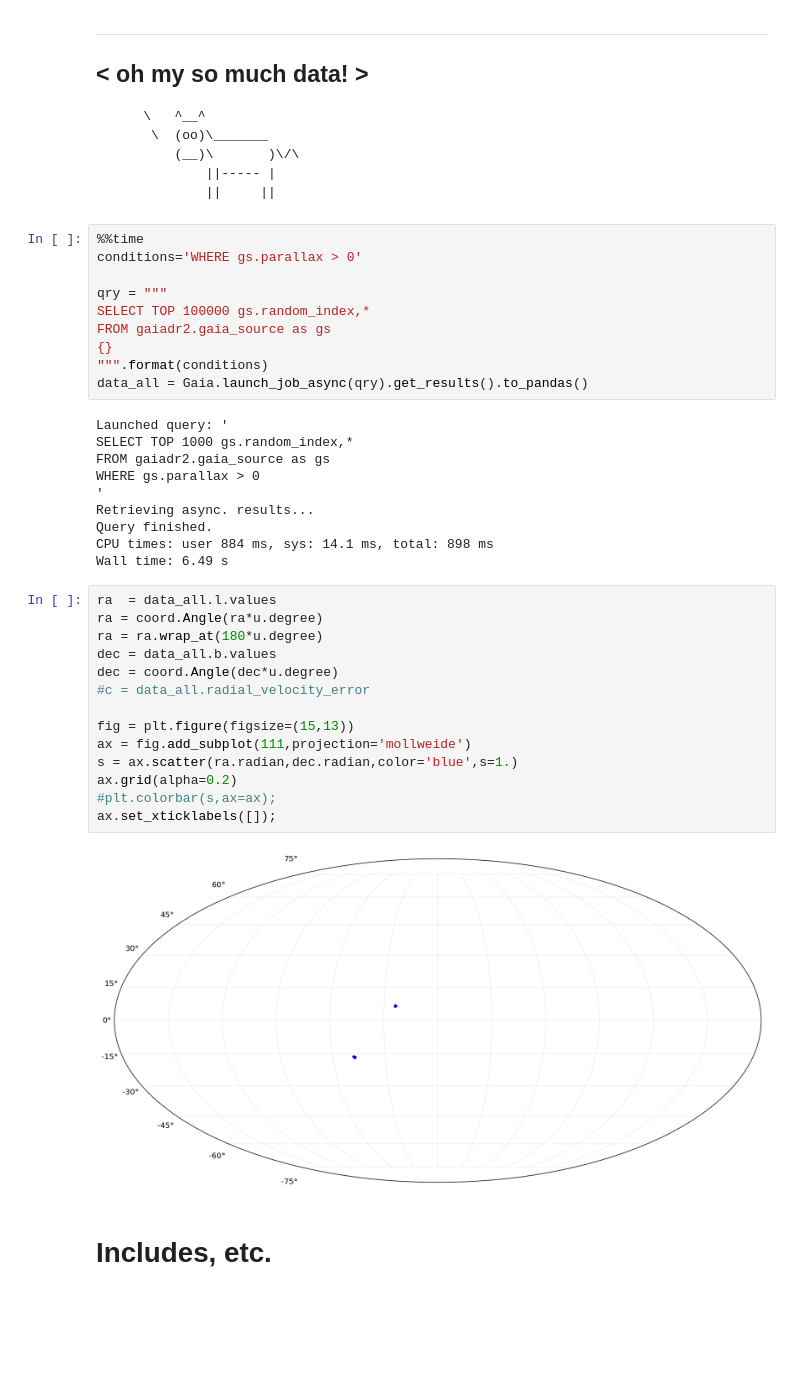
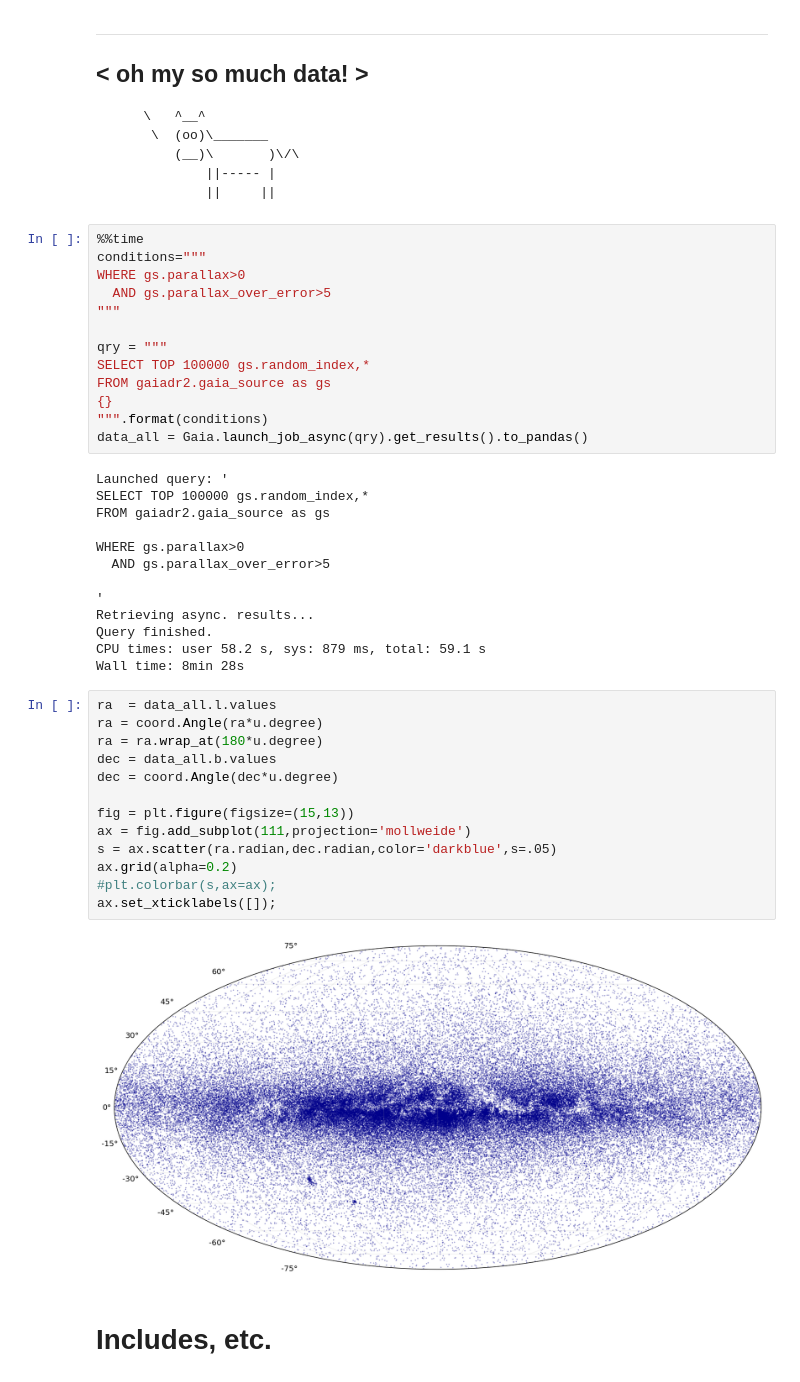
Before and after one commit to richardagalvez/gaia-papaya, a Jupyter notebook: accessing_gaia_data.ipynb, the cells around one changed output. Saved outputs shown, nothing was run; the diff lists cells and outputs as text; blank space fills up the shorter version.

Commit message:
adding example of accessing gaia data

```diff
--- a/accessing_gaia_data.ipynb
+++ b/accessing_gaia_data.ipynb
@@ -12,7 +12,10 @@
                 ||     ||
 # %%
 %%time
-conditions='WHERE gs.parallax > 0'
+conditions="""
+WHERE gs.parallax>0
+  AND gs.parallax_over_error>5
+"""
 
 qry = """
 SELECT TOP 100000 gs.random_index,*
@@ -22,30 +25,32 @@ FROM gaiadr2.gaia_source as gs
 data_all = Gaia.launch_job_async(qry).get_results().to_pandas()
 # %% [output]
 Launched query: '
-SELECT TOP 1000 gs.random_index,*
+SELECT TOP 100000 gs.random_index,*
 FROM gaiadr2.gaia_source as gs
-WHERE gs.parallax > 0
+
+WHERE gs.parallax>0
+  AND gs.parallax_over_error>5
+
 '
 Retrieving async. results...
 Query finished.
-CPU times: user 884 ms, sys: 14.1 ms, total: 898 ms
-Wall time: 6.49 s
+CPU times: user 58.2 s, sys: 879 ms, total: 59.1 s
+Wall time: 8min 28s
 # %%
 ra  = data_all.l.values
 ra = coord.Angle(ra*u.degree)
 ra = ra.wrap_at(180*u.degree)
 dec = data_all.b.values
 dec = coord.Angle(dec*u.degree)
-#c = data_all.radial_velocity_error
 
 fig = plt.figure(figsize=(15,13))
 ax = fig.add_subplot(111,projection='mollweide')
-s = ax.scatter(ra.radian,dec.radian,color='blue',s=1.)
+s = ax.scatter(ra.radian,dec.radian,color='darkblue',s=.05)
 ax.grid(alpha=0.2)
 #plt.colorbar(s,ax=ax);
 ax.set_xticklabels([]);
 # %% [output]
-[figure, old version]
+[figure, new version]
 # %% [markdown]
 # Includes, etc.
 # %%
```
